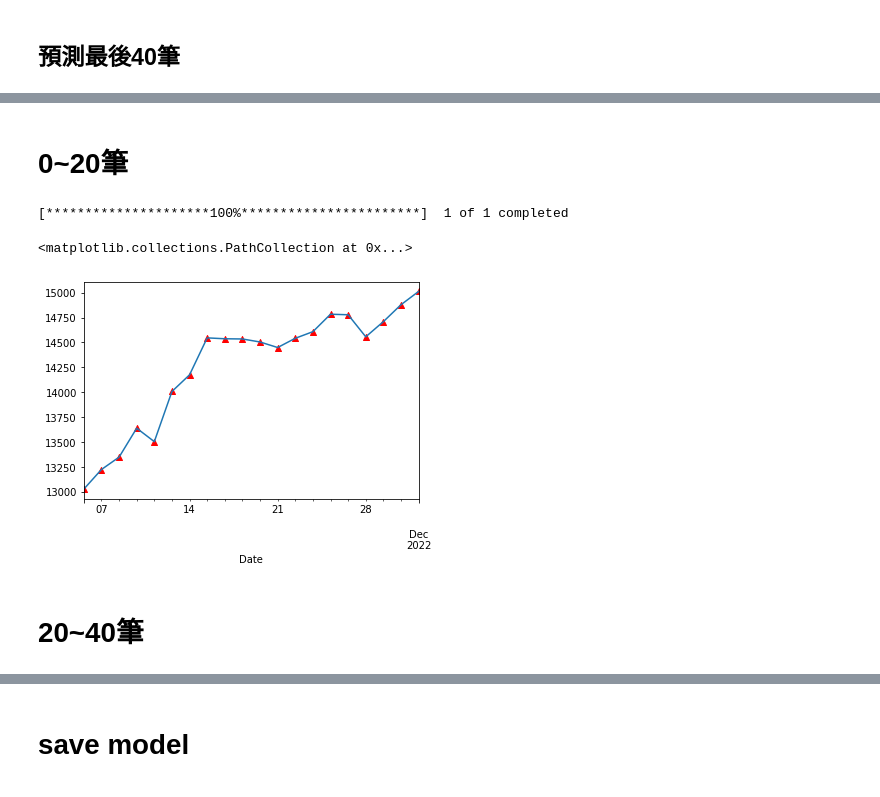
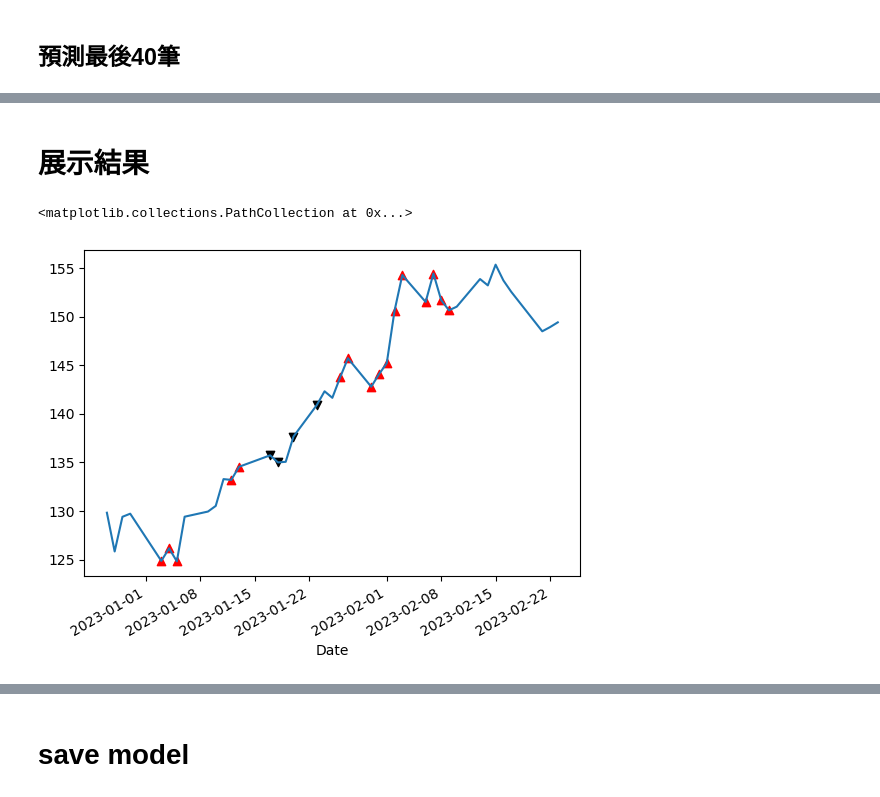
Before and after one commit to skywalker0803r/telegram-investment-advice-bot, a Jupyter notebook: train.ipynb, the cells around one changed output, grey strips where cells are left out. Drawn from its saved outputs; the diff is of its cells as text; code cells hidden in the pictures.

```diff
--- a/train.ipynb
+++ b/train.ipynb
@@ -542,7 +545,7 @@ Name: SAR, dtype: float64
 print(df.shape)
 df = df.dropna(axis=0)#刪除有缺失的row,會缺失主要因為用時間rolling計算技術指標導致,正常的
 features = df.columns[-15:].tolist() #取15個剛剛建立的技術指標當特徵
-y_name = 'triple_barrier_signal' #當作labels
+y_name = 'signal' #當作labels
 df = df[features+[y_name]]
 print(df.shape)
 df.tail()
@@ -1015,20 +1017,15 @@ print(len(answer))
 40
-# %% [markdown]
-# 0~20筆
+# %% [markdown]
+# 展示結果
 # %%
-INDEX60 = df[-60:].index
-#C = web.DataReader(SID,'yahoo',start="2000-01-01")[['Close']]
-C = pdr.get_data_yahoo(y_symbols, start=startdate, end=enddate)[['Close']]
-C = C.loc[INDEX60,:]
-C['SIGNAL'] = [np.nan for _ in range(20)] + answer #20個NAN+預測答案
+C = apple.history(start=start_date, end=end_date)[['Close']]
+C = C.loc[df[-len(answer):].index,:]
+C['SIGNAL'] = answer
 buy = C[C['SIGNAL']==1]['Close']
 sell = C[C['SIGNAL']==2]['Close']
-C['Close'][20:40].plot()
+C['Close'].plot()
 plt.scatter(list(buy.index),list(buy.values),color='red',marker="^")
-plt.scatter(list(sell.index),list(sell.values),color='black')
+plt.scatter(list(sell.index),list(sell.values),color='black',marker="v")
 # %% [output]
-[*********************100%***********************]  1 of 1 completed
+<matplotlib.collections.PathCollection at 0x...>
-<matplotlib.collections.PathCollection at 0x...>
-[figure, old version]
+[figure, new version]
-# %% [markdown]
-# 20~40筆
```
Also changed, not shown: parts of 54 cells of this notebook, 1 other file.
